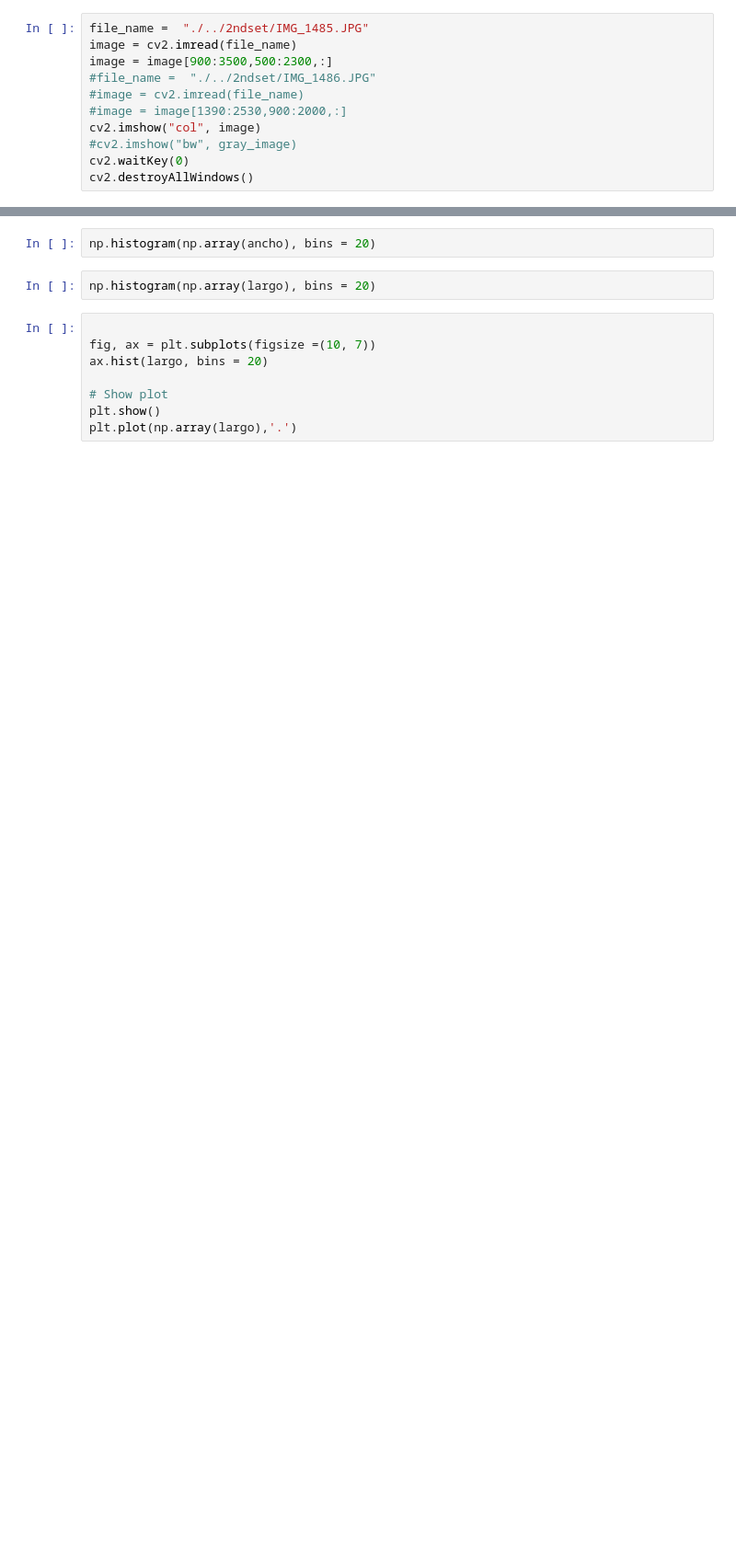
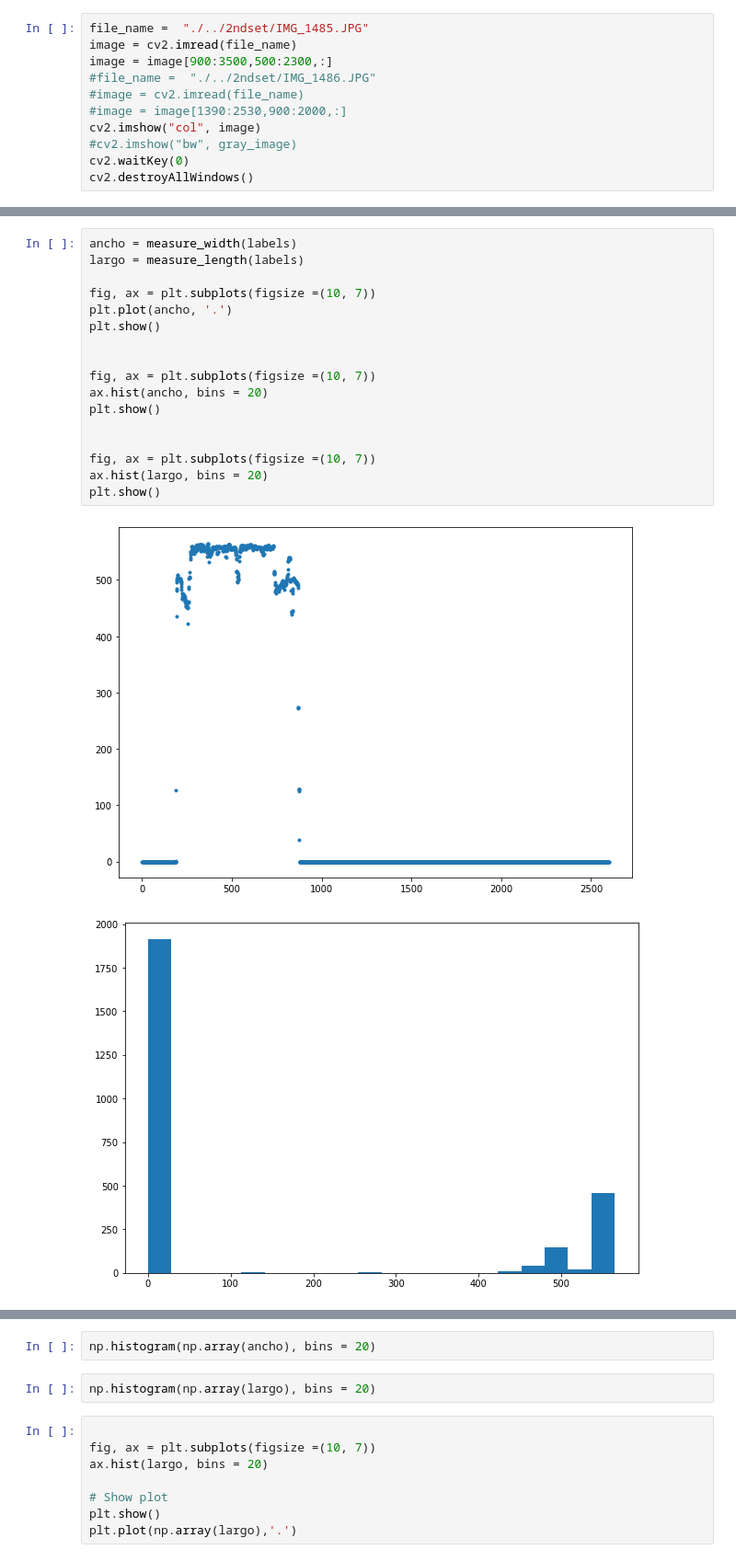
Before and after one commit to agustinabdala/camruler, a Jupyter notebook: alum_piece_measurement.ipynb, the cells around one changed output, grey strips where cells are left out. Shown: that part at 92% size. Drawn from its saved outputs; the diff is of its cells as text; blank space fills up the shorter version.

```diff
--- a/alum_piece_measurement.ipynb
+++ b/alum_piece_measurement.ipynb
@@ -209,0 +215,20 @@ def measure_length(mask):
+# %%
+ancho = measure_width(labels)
+largo = measure_length(labels)
+
+fig, ax = plt.subplots(figsize =(10, 7))
+plt.plot(ancho, '.')
+plt.show()
+
+
+fig, ax = plt.subplots(figsize =(10, 7))
+ax.hist(ancho, bins = 20)
+plt.show()
+
+
+fig, ax = plt.subplots(figsize =(10, 7))
+ax.hist(largo, bins = 20)
+plt.show()
+# %% [output]
+[figure, added]
+[figure, added]
```
Also changed, not shown: parts of 22 cells of this notebook.
